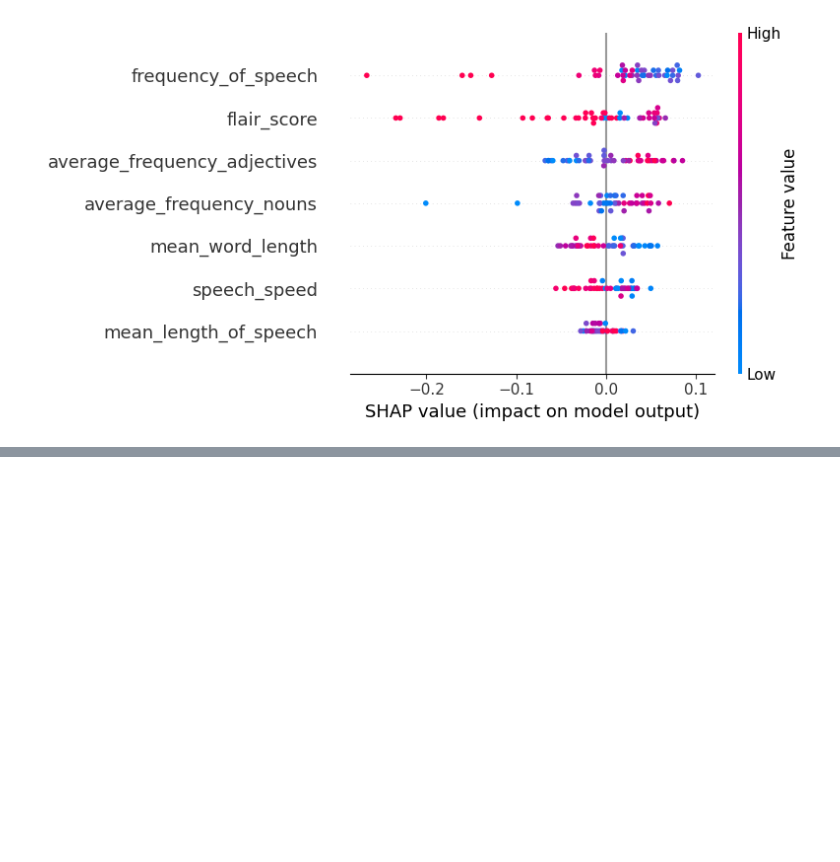
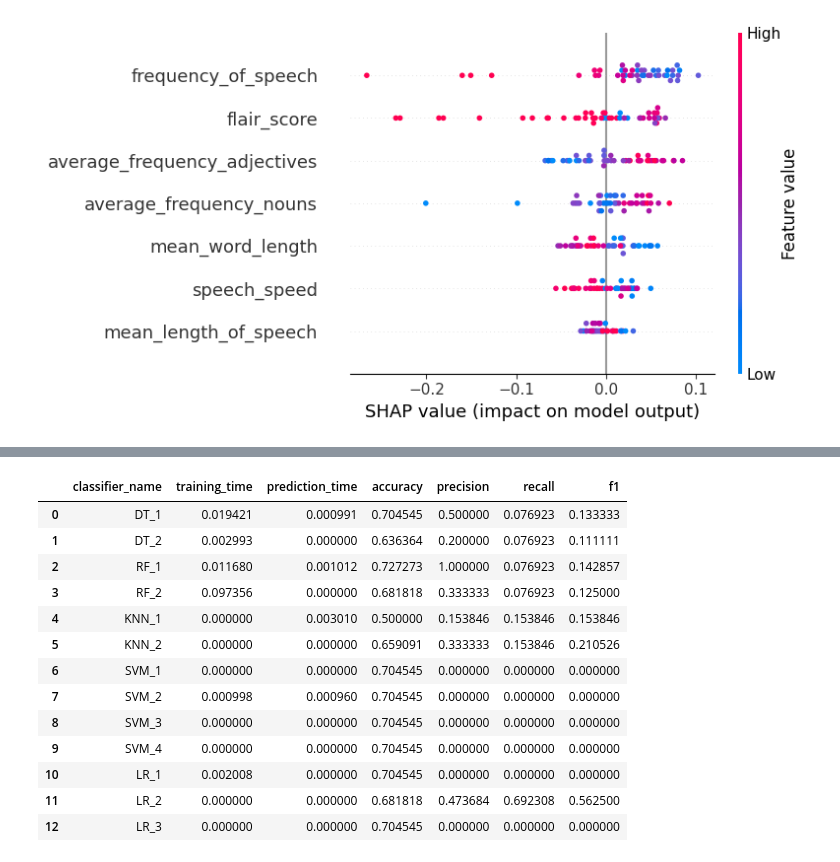
Before and after one commit to sochinghong/SU_project, a Jupyter notebook: simple_classification_v2.ipynb, the cells around one changed output, grey strips where cells are left out. Drawn from its saved outputs; the diff is of its cells as text; code cells hidden in the pictures; blank space fills up the shorter version.

```diff
--- a/simple_classification_v2.ipynb
+++ b/simple_classification_v2.ipynb
@@ -948,0 +1046,62 @@ shap.summary_plot(shap_values[:, :, 0], X_test_norm, feature_names=feat_names)
+# %%
+# Apply the classifier in each dataset
+for name, classifier in models_2.items():
+
+    # Start measuring the training time
+    t_start = time.time()
+    # The code below applies the specific classifier from the loop on the data
+    classifier.fit(X_train_norm,y_train)
+    # Stop measuring training time
+    t_end = time.time()
+    # Calculate Variable of interest `training_time`
+    training_time = t_end - t_start
+    #######
+
+    # Start measuring the prediction time
+    t_start = time.time()
+    # Predict on test set
+    y_predicted = classifier.predict(X_test_norm)
+    # Stop measuring prediction time
+    t_end = time.time()
+    # Calculate Variable of interest `prediction_time`
+    prediction_time = t_end - t_start
+    #######
+
+
+    # Get performance metrics
+    accuracy_result = accuracy_score(y_test, y_predicted)
+    precision_result = precision_score(y_test, y_predicted, zero_division=0)
+    recall_result = recall_score(y_test, y_predicted)
+    f1_result = f1_score(y_test, y_predicted)
+    #######
+
+
+    #### Generate the results to populate the pandas.DataFrame
+    this_result = pd.DataFrame({
+                    "classifier_name": [name],
+                    "training_time": [training_time],
+                    "prediction_time": [prediction_time],
+                    "accuracy": [accuracy_result],
+                    "precision": [precision_result],
+                    "recall": [recall_result],
+                    "f1": [f1_result]
+                    })
+    # Append to the main dataframe with the results
+    results_2 = pd.concat([results_2, this_result], axis=0, ignore_index=True)
+
+results_2
+# %% [output]
+|  | classifier_name | training_time | prediction_time | accuracy | precision | recall | f1 |
+| 0 | DT_1 | 0.019421 | 0.000991 | 0.704545 | 0.500000 | 0.076923 | 0.133333 |
+| 1 | DT_2 | 0.002993 | 0.000000 | 0.636364 | 0.200000 | 0.076923 | 0.111111 |
+| 2 | RF_1 | 0.011680 | 0.001012 | 0.727273 | 1.000000 | 0.076923 | 0.142857 |
+| 3 | RF_2 | 0.097356 | 0.000000 | 0.681818 | 0.333333 | 0.076923 | 0.125000 |
+| 4 | KNN_1 | 0.000000 | 0.003010 | 0.500000 | 0.153846 | 0.153846 | 0.153846 |
+| 5 | KNN_2 | 0.000000 | 0.000000 | 0.659091 | 0.333333 | 0.153846 | 0.210526 |
+| 6 | SVM_1 | 0.000000 | 0.000000 | 0.704545 | 0.000000 | 0.000000 | 0.000000 |
+| 7 | SVM_2 | 0.000998 | 0.000960 | 0.704545 | 0.000000 | 0.000000 | 0.000000 |
+| 8 | SVM_3 | 0.000000 | 0.000000 | 0.704545 | 0.000000 | 0.000000 | 0.000000 |
+| 9 | SVM_4 | 0.000000 | 0.000000 | 0.704545 | 0.000000 | 0.000000 | 0.000000 |
+| 10 | LR_1 | 0.002008 | 0.000000 | 0.704545 | 0.000000 | 0.000000 | 0.000000 |
+| 11 | LR_2 | 0.000000 | 0.000000 | 0.681818 | 0.473684 | 0.692308 | 0.562500 |
+| 12 | LR_3 | 0.000000 | 0.000000 | 0.704545 | 0.000000 | 0.000000 | 0.000000 |
```
Also changed, not shown: parts of 15 cells of this notebook.
